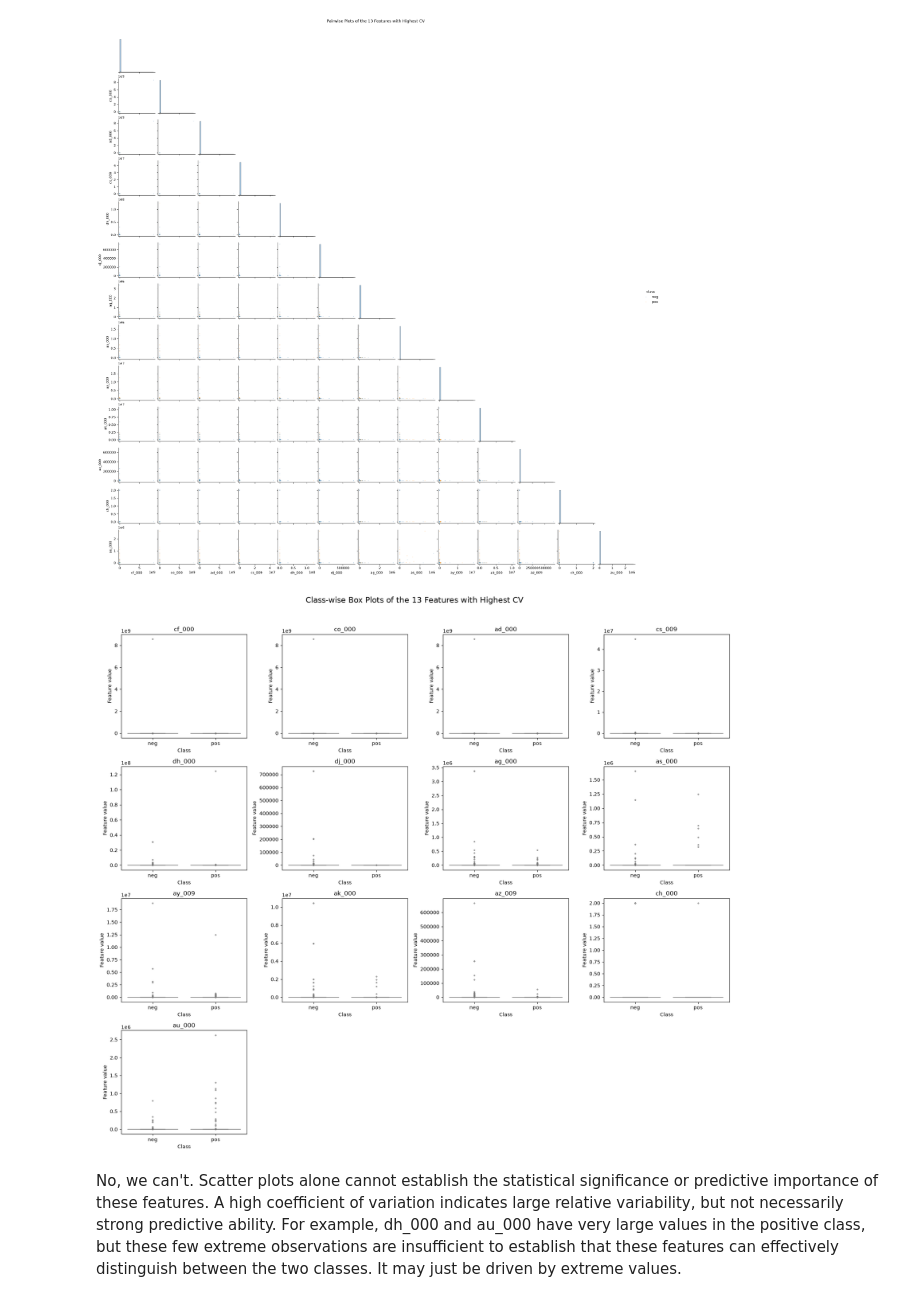
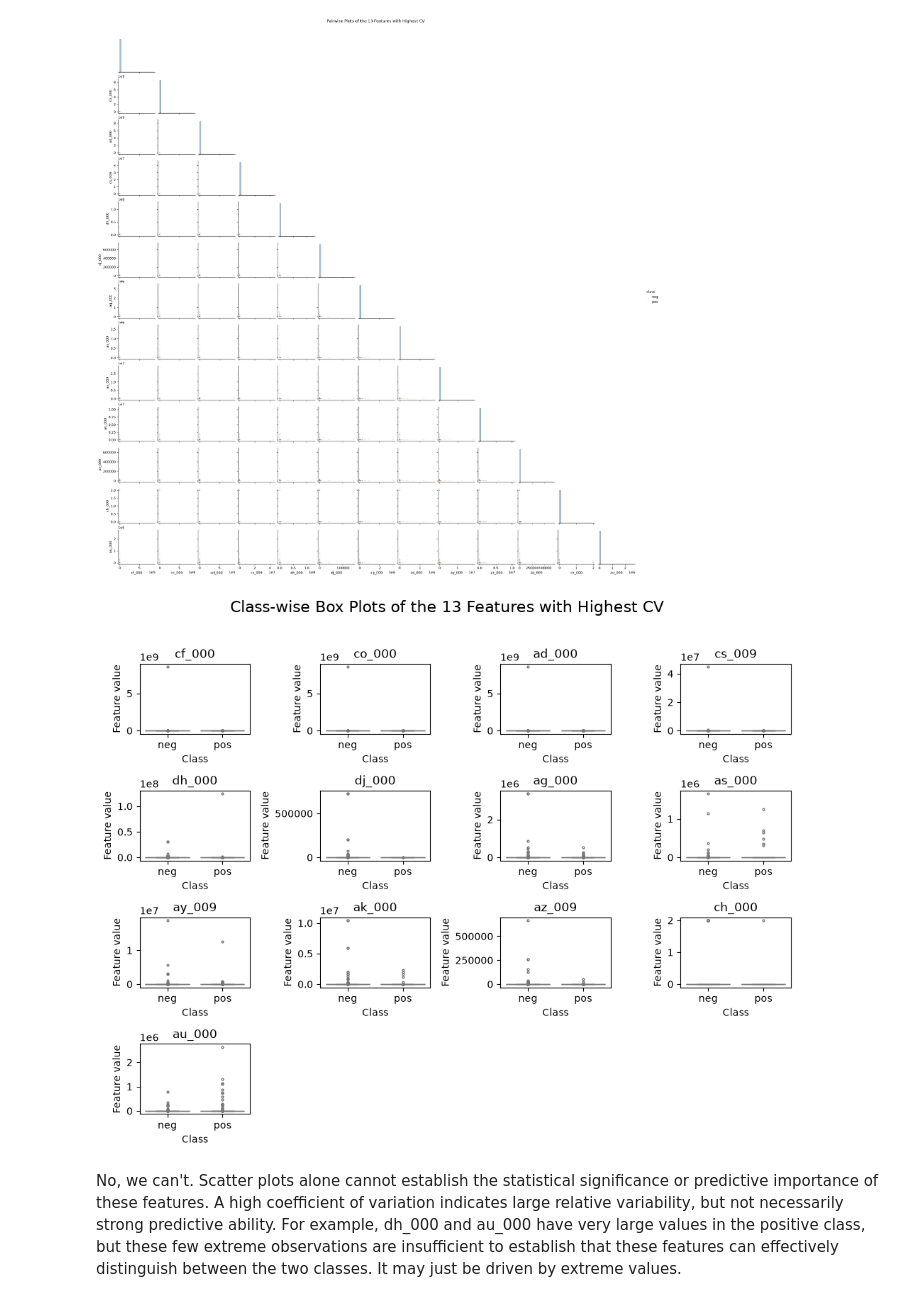
Before and after one commit to shae513351/DSCI552-HW6-Fall26, a Jupyter notebook: notebook/Huang_Shane_HW6.ipynb, the cells around one changed output. Drawn from its saved outputs; the diff is of its cells as text; code cells hidden in the pictures.

```diff
--- a/notebook/Huang_Shane_HW6.ipynb
+++ b/notebook/Huang_Shane_HW6.ipynb
@@ -233,7 +241,7 @@ cmap = plt.get_cmap("coolwarm").copy()
 cmap.set_bad("lightgray")
 
 # Plot the full correlation matrix with fewer tick labels.
-fig, ax = plt.subplots(figsize=(18, 15))
+fig, ax = plt.subplots(figsize=(10, 7.5))
 ax.set_facecolor("lightgray")
 
 sns.heatmap(
@@ -334,40 +342,40 @@ nrows = int(np.ceil(len(selected_features) / ncols))
 fig, axes = plt.subplots(
     nrows,
     ncols,
-    figsize=(18, 4 * nrows)
+    figsize=(10, 2 * nrows)
 )
 
 axes = axes.ravel()
 
 for ax, feature in zip(axes, selected_features):
     sns.boxplot(
         data=plot_df,
         x="class",
         y=feature,
         order=["neg", "pos"],
         color="lightsteelblue",
         showfliers=True,
         fliersize=2,
         ax=ax
     )
 
     ax.set_title(feature)
     ax.set_xlabel("Class")
     ax.set_ylabel("Feature value")
 
 # Hide unused panels.
 for ax in axes[len(selected_features):]:
     ax.set_visible(False)
 
 fig.suptitle(
     "Class-wise Box Plots of the 13 Features with Highest CV",
     fontsize=16
 )
 
 plt.tight_layout(rect=[0, 0, 1, 0.96])
 plt.show()
 # %% [output]
-[figure, old version]
+[figure, new version]
 # %% [markdown]
 No, we can't. Scatter plots alone cannot establish the statistical significance or
 predictive importance of these features. A high coefficient of variation
```
Also changed, not shown: parts of 27 cells of this notebook.
